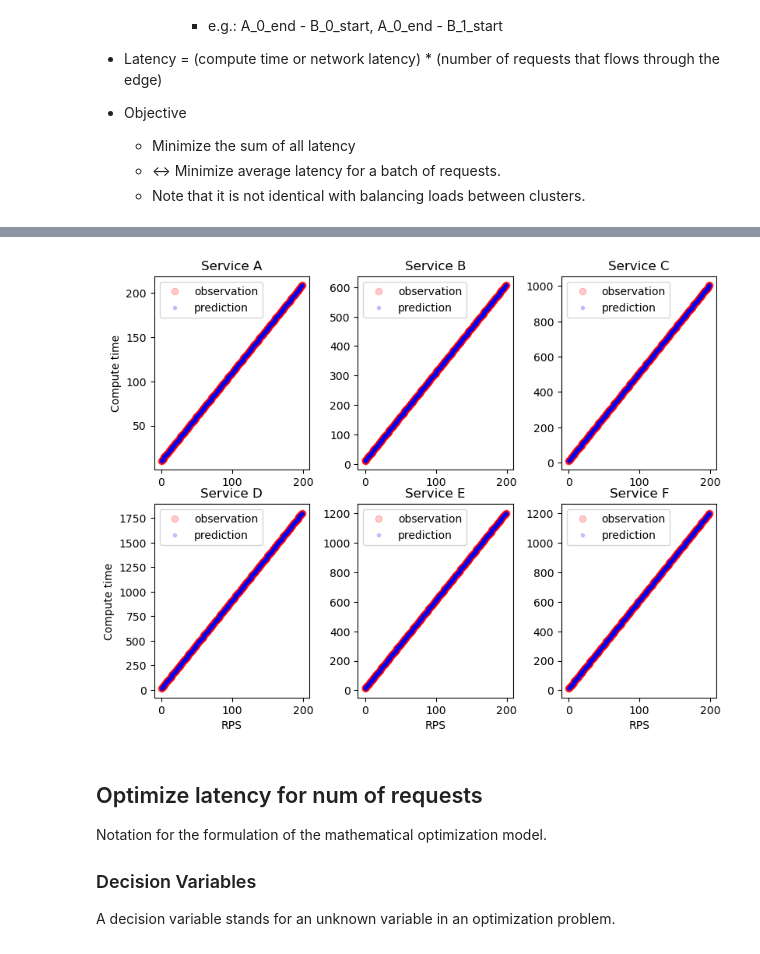
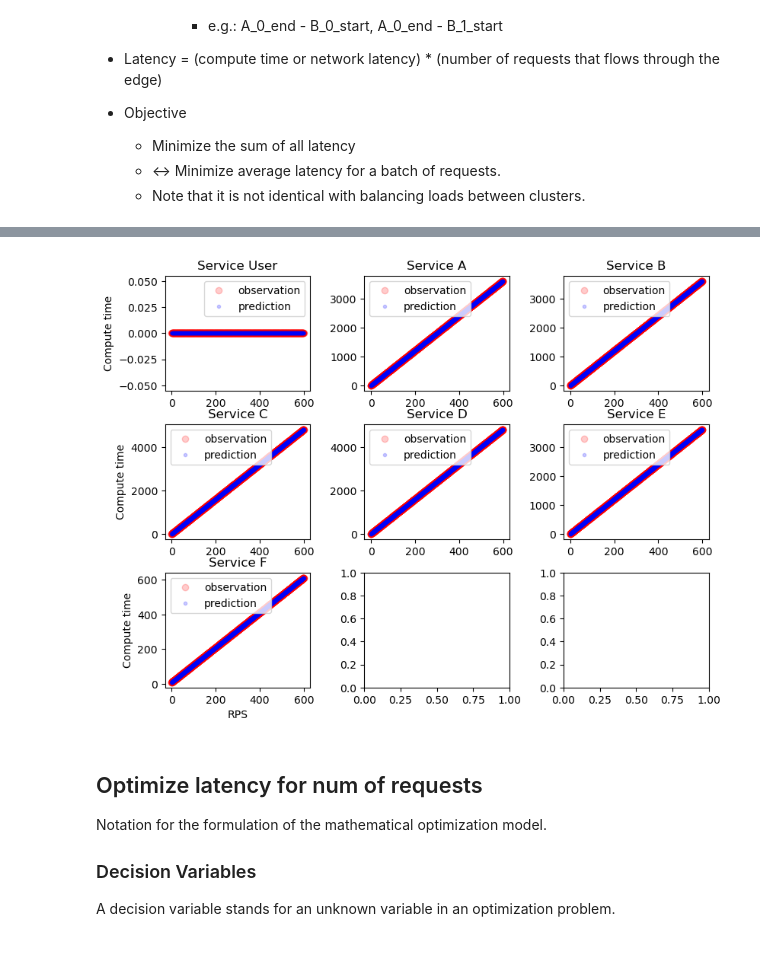
Before and after one commit to netarch/slate-sim, a Jupyter notebook: light_ml_optimizer.ipynb, the cells around one changed output, grey strips where cells are left out. Saved outputs shown, nothing was run; the diff lists cells and outputs as text; code cells hidden in the pictures.

Commit message:
Update light_ml_optimizer.ipynb (added User node to express ingress gateway, load imbalance scenario)

```diff
--- a/light_ml_optimizer.ipynb
+++ b/light_ml_optimizer.ipynb
@@ -118,25 +118,42 @@ Note that terms like 'service time,' 'compute time,' and 'compute latency' are a
   - Minimize the sum of all latency
   - <-> Minimize average latency for a batch of requests.
   - Note that it is not identical with balancing loads between clusters.
+# %%
+# YOU MUST EXECUTE THIS CELL.
+NUM_REQUEST = [500, 100]
+TOTAL_NUM_REQUEST = sum(NUM_REQUEST)
 # %%
 svc_name_list = list()
 
 compute_arc_var_name = list()
 per_service_compute_arc = dict()
 for repl in sim.dag.all_replica:
-    if repl.service.name != "User":
-        var_name = (trunc(repl.to_str())+"_start", trunc(repl.to_str())+"_end")
-        compute_arc_var_name.append(var_name)
-        if repl.service.name not in per_service_compute_arc:
-            per_service_compute_arc[repl.service.name] = list()
-        per_service_compute_arc[repl.service.name].append(var_name)
-        svc_name_list.append(repl.service.name)
-# for k, v in per_service_compute_arc.items():
-#     print(k, v)
-# print(len(compute_arc_var_name))
-# for elem in compute_arc_var_name:
-#     print(elem)
-# print(sim.dag.all_replica)
+    # if repl.service.name != "User":
+    var_name = (trunc(repl.to_str())+"_start", trunc(repl.to_str())+"_end")
+    compute_arc_var_name.append(var_name)
+    if repl.service.name not in per_service_compute_arc:
+        per_service_compute_arc[repl.service.name] = list()
+    per_service_compute_arc[repl.service.name].append(var_name)
+    svc_name_list.append(repl.service.name)
+
+#################################################################################################
+# network_arc_var_name = list()
+# for parent_repl in sim.dag.child_replica:
+#     for child_svc in sim.dag.child_replica[parent_repl]:
+#         child_repl_list = sim.dag.child_replica[parent_repl][child_svc]
+#         for child_repl in child_repl_list:
+#             if parent_repl.service.name == "User":
+#                 var_name = ("src_*_*", trunc(child_repl.to_str())+"_start")
+#                 if var_name not in network_arc_var_name:
+#                     network_arc_var_name.append(var_name)
+#             else:
+#                 var_name = (trunc(parent_repl.to_str())+"_end",  trunc(child_repl.to_str())+"_start")
+#                 if var_name not in network_arc_var_name:
+#                     network_arc_var_name.append(var_name)
+#             if sim.dag.is_leaf(child_repl.service):
+#                 var_name = (trunc(child_repl.to_str())+"_end", "dst_*_*")
+#                 if var_name not in network_arc_var_name:
+#                     network_arc_var_name.append(var_name)
 
 network_arc_var_name = list()
 for parent_repl in sim.dag.child_replica:
@@ -144,7 +161,10 @@ for parent_repl in sim.dag.child_replica:
         child_repl_list = sim.dag.child_replica[parent_repl][child_svc]
         for child_repl in child_repl_list:
             if parent_repl.service.name == "User":
-                var_name = ("src_*_*", trunc(child_repl.to_str())+"_start")
+                var_name = ("src_*_*", trunc(parent_repl.to_str())+"_start")
+                if var_name not in network_arc_var_name:
+                    network_arc_var_name.append(var_name)
+                var_name = (trunc(parent_repl.to_str())+"_end", trunc(child_repl.to_str())+"_start")
                 if var_name not in network_arc_var_name:
                     network_arc_var_name.append(var_name)
             else:
@@ -155,15 +175,11 @@ for parent_repl in sim.dag.child_replica:
                 var_name = (trunc(child_repl.to_str())+"_end", "dst_*_*")
                 if var_name not in network_arc_var_name:
                     network_arc_var_name.append(var_name)
-
-other_arc_var_name = list()
-for repl in sim.dag.all_replica:
-    if sim.dag.is_leaf(repl.service):
-        other_arc_var_name.append(trunc(repl.to_str())+"_end" + "_" + "dst_*_*")
+#################################################################################################
 
 true_function_degree = 1
 regressor_degree = 1
-num_data_point = 200 # fake observation data point per service
+num_data_point = TOTAL_NUM_REQUEST # It needs to observe RPS up to TOTAL_NUM_REQUEST since in the worst case all requests could be routed to one replica of a service.
 randomize_factor = 100
 x_rps = list()
 x_service_name = list()
@@ -173,15 +189,23 @@ x_repl_name = list()
 for i in range(len(compute_arc_var_name)):
     x_rps += list(np.arange(0,num_data_point))
     x_repl_name += [compute_arc_var_name[i]] * num_data_point
-    x_service_name += svc_name_list[i] * num_data_point
+    x_service_name += [svc_name_list[i]] * num_data_point
 
-for elem in compute_arc_var_name:
-    for i in range(num_data_point):
-        svc_name = elem[0][0]
+# for elem in compute_arc_var_name:
+    for j in range(num_data_point):
+        svc_name = compute_arc_var_name[i][0].split("_")[0]
         slope = abs(hash(svc_name)%10)+1
         # print("slope({}) = {}".format(svc_name, slope))
-        # y_compute_time.append(pow(x_rps[i],true_function_degree)*slope + random.random()*randomize_factor*slope)
-        y_compute_time.append(pow(x_rps[i],true_function_degree)*slope + 10)
+        print(svc_name)
+        if svc_name == "User":
+            y_compute_time.append(0)
+        else:
+            y_compute_time.append(pow(x_rps[j],true_function_degree)*slope + 10)
+
+print(len(x_service_name))
+print(len(x_rps))
+print(len(y_compute_time))
+print(len(x_repl_name))
 
 compute_time_observation = pd.DataFrame(
     data={
@@ -198,11 +222,12 @@ compute_time_observation = pd.DataFrame(
 display(compute_time_observation)
 
 ## Per-service rps-to-compute time modeling.
-unique_service_name = compute_time_observation["service_name"].unique()
+unique_service_name = list(compute_time_observation["service_name"].unique())
+# unique_service_name.remove("User")
 print("unique_service_name: ", unique_service_name)
 
-num_subplot_row = 2
-num_subplot_col = int(len(unique_service_name)/num_subplot_row)
+num_subplot_row = 3
+num_subplot_col = 3
 fig, (plot_list) = plt.subplots(num_subplot_row, num_subplot_col, figsize=(8,6))
 fig.tight_layout()
 # print(plot_list)
@@ -248,7 +273,7 @@ for svc_name in unique_service_name:
     plot_list[row_idx][col_idx].plot(X["rps"], regressor_dict[svc_name].predict(X), 'b.', label="prediction", alpha=0.2)
     plot_list[row_idx][col_idx].legend()
     plot_list[row_idx][col_idx].set_title("Service " + svc_name)
-    if row_idx == 1:
+    if row_idx == num_subplot_row-1:
         plot_list[row_idx][col_idx].set_xlabel("RPS")
     if col_idx == 0:
         plot_list[row_idx][col_idx].set_ylabel("Compute time")
@@ -283,4 +327,4 @@ The R^2 value in the test set is 1.0
-[figure, old version]
+[figure, new version]
 # %% [markdown]
 ## Optimize latency for num of requests
 Notation for the formulation of the mathematical optimization model.
```
Also changed, not shown: parts of 17 cells of this notebook.
